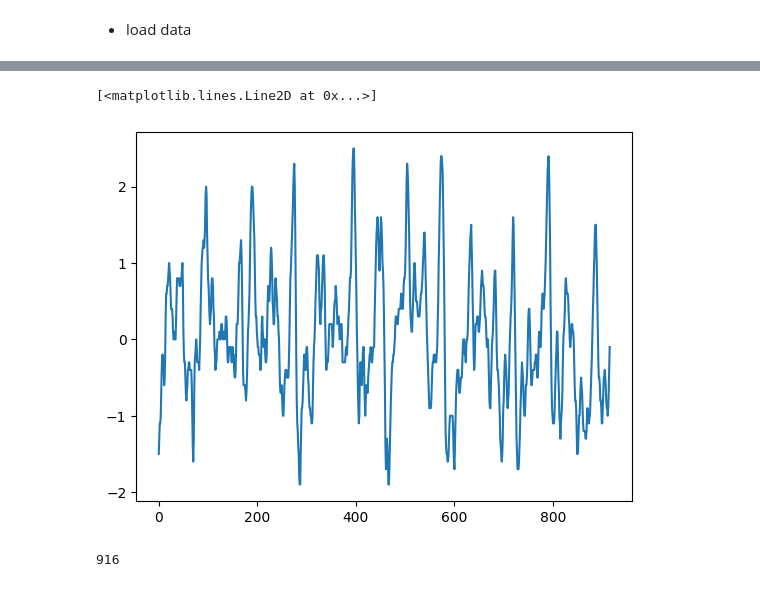
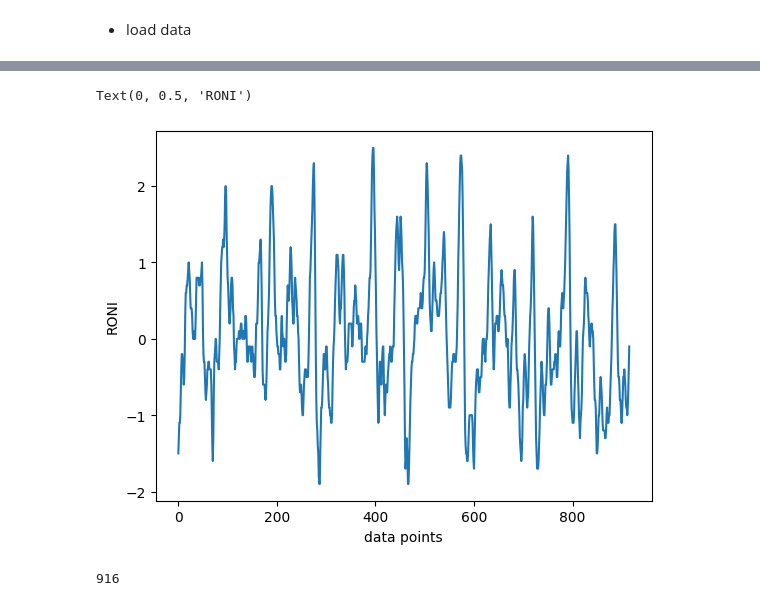
Before and after one commit to cl3225/CLMTG-5060, a Jupyter notebook: Lecture05_example.ipynb, the cells around one changed output, grey strips where cells are left out. Saved outputs shown, nothing was run; the diff lists cells and outputs as text; code cells hidden in the pictures.

```diff
--- a/Lecture05_example.ipynb
+++ b/Lecture05_example.ipynb
@@ -16,8 +30,10 @@ df = pd.read_csv("./noaa_roni.csv")
 # %%
 plt.plot(df.RONI)
+plt.xlabel('data points')
+plt.ylabel('RONI')
 # %% [output]
-[<matplotlib.lines.Line2D at 0x...>]
+Text(0, 0.5, 'RONI')
-[figure, old version]
+[figure, new version]
 # %%
 roni = df["RONI"].values
 n = len(roni)
```
Also changed, not shown: parts of 9 cells of this notebook.
